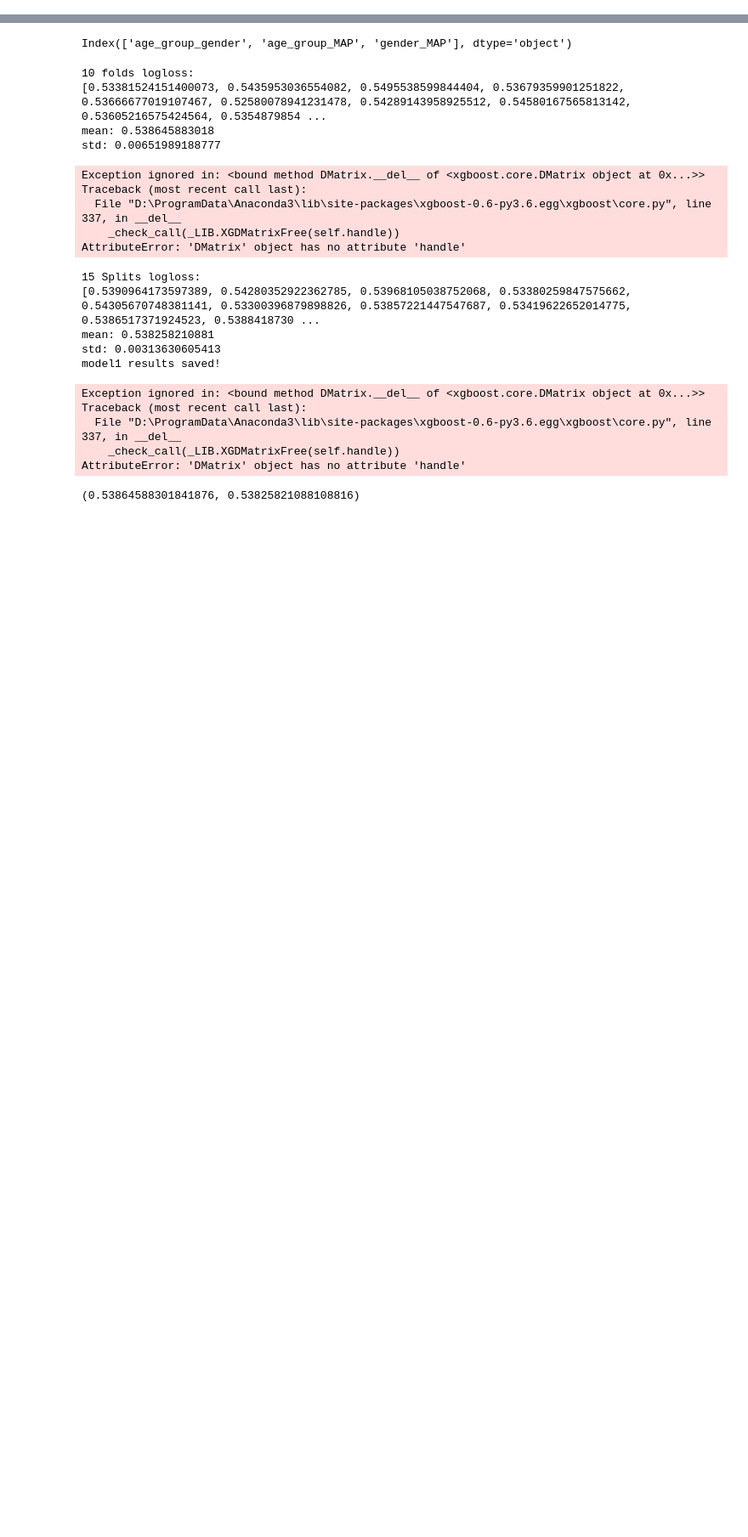
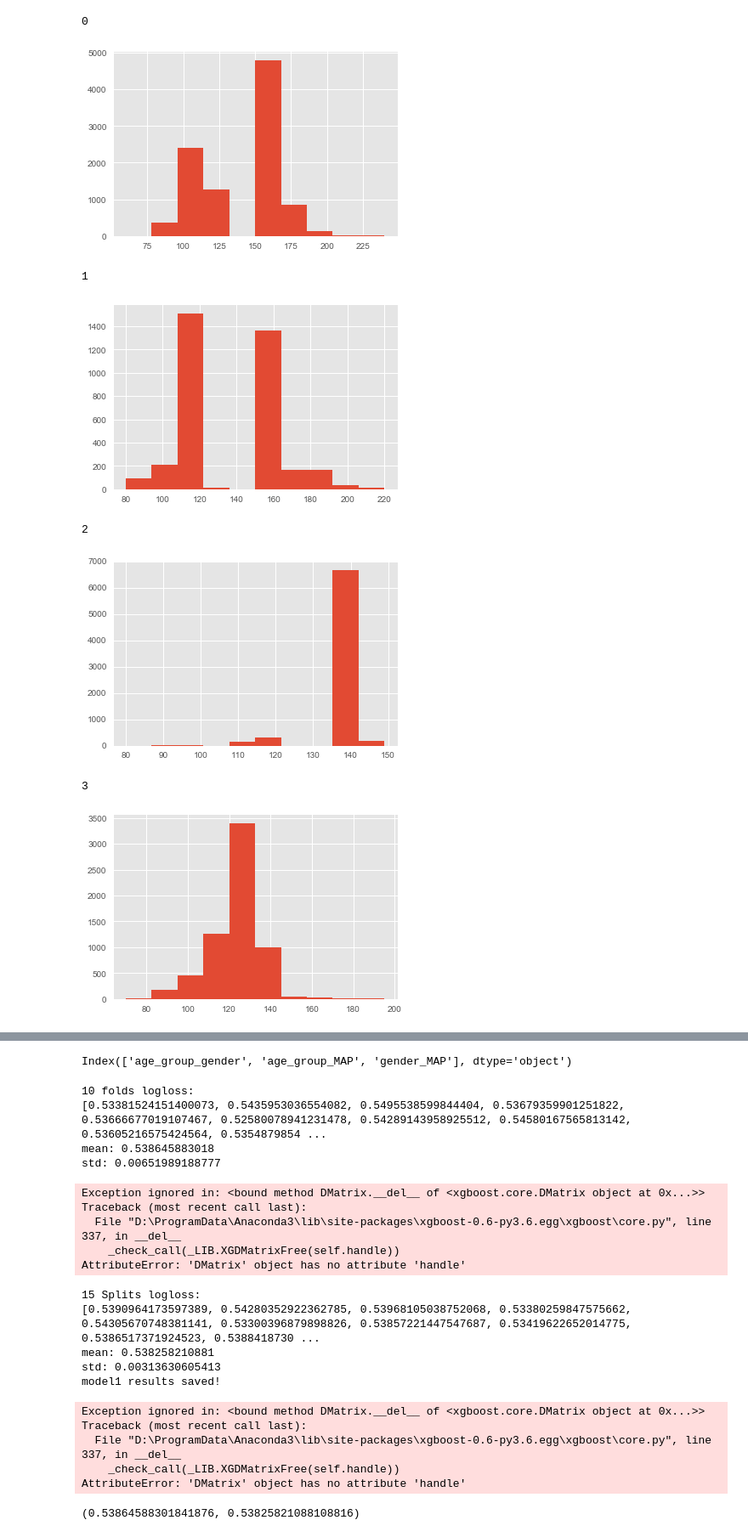
Before and after one commit to mortido/ML-Boot-Camp-V, a Jupyter notebook: CLEAN-2.ipynb, the cells around one changed output, grey strips where cells are left out. Shown at 85% size. Cells and saved outputs as stored; diff of their text form; code cells hidden in the pictures; blank space fills up the shorter version.

```diff
--- a/CLEAN-2.ipynb
+++ b/CLEAN-2.ipynb
@@ -81,0 +109,15 @@ sns.lmplot(x='age', y='ap_hi', data=data.loc[:], hue='error_group', fit_reg=Fals
+# %%
+for i in range(10):
+    print(i)
+#     sns.lmplot(x='ap_hi', y='ap_lo', data=a.loc[(a['test'].astype('int')==i)&(a['ap_hi']<250)&(a['ap_hi']>50)&(a['ap_lo']>25)&(a['ap_lo']<250)], hue='test', fit_reg=False, size=10)
+    a.loc[(a['test'].astype('int')==i)&(a['ap_hi']<250)&(a['ap_hi']>50)&(a['ap_lo']>25)&(a['ap_lo']<250), 'ap_hi'].hist()
+    plt.show()
+# %% [output]
+0
+[figure, added]
+1
+[figure, added]
+2
+[figure, added]
+3
+[figure, added]
```
Also changed, not shown: parts of 29 cells of this notebook, 4 other files.
